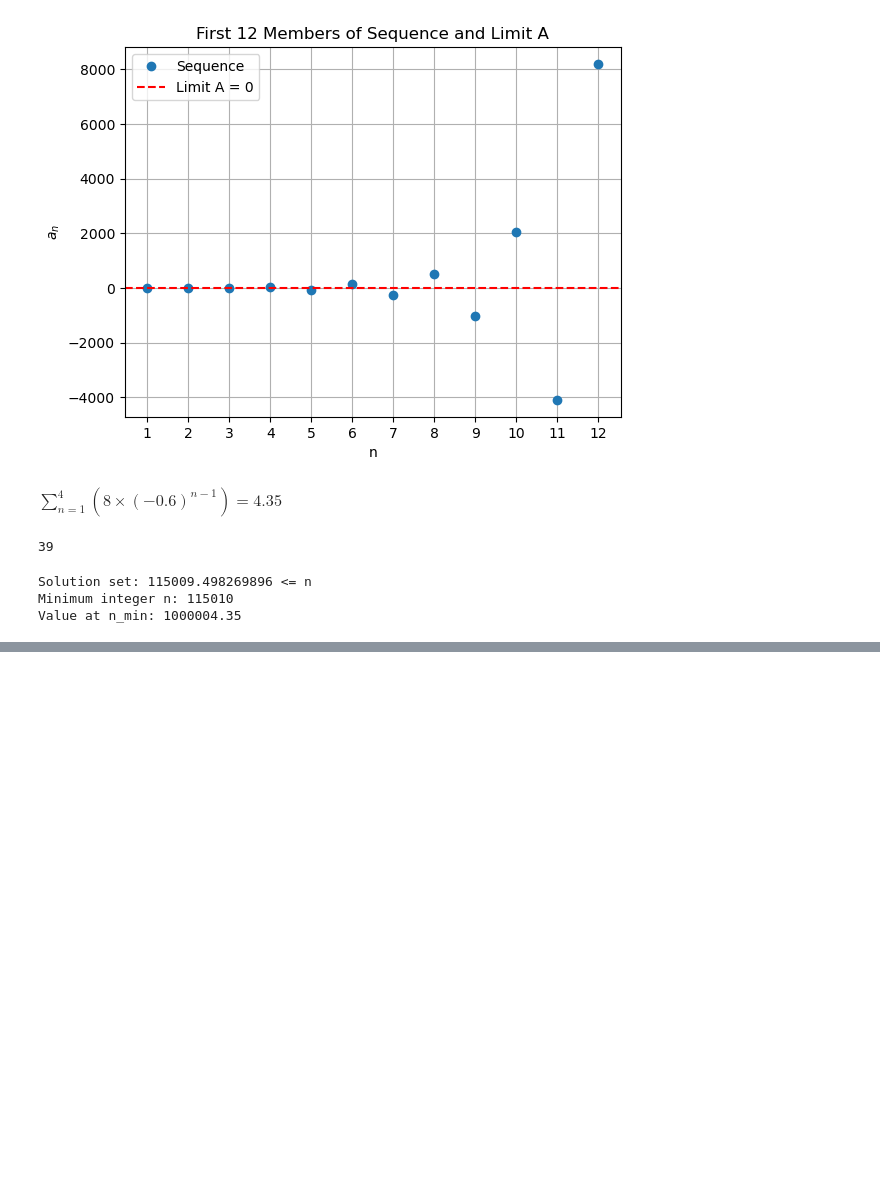
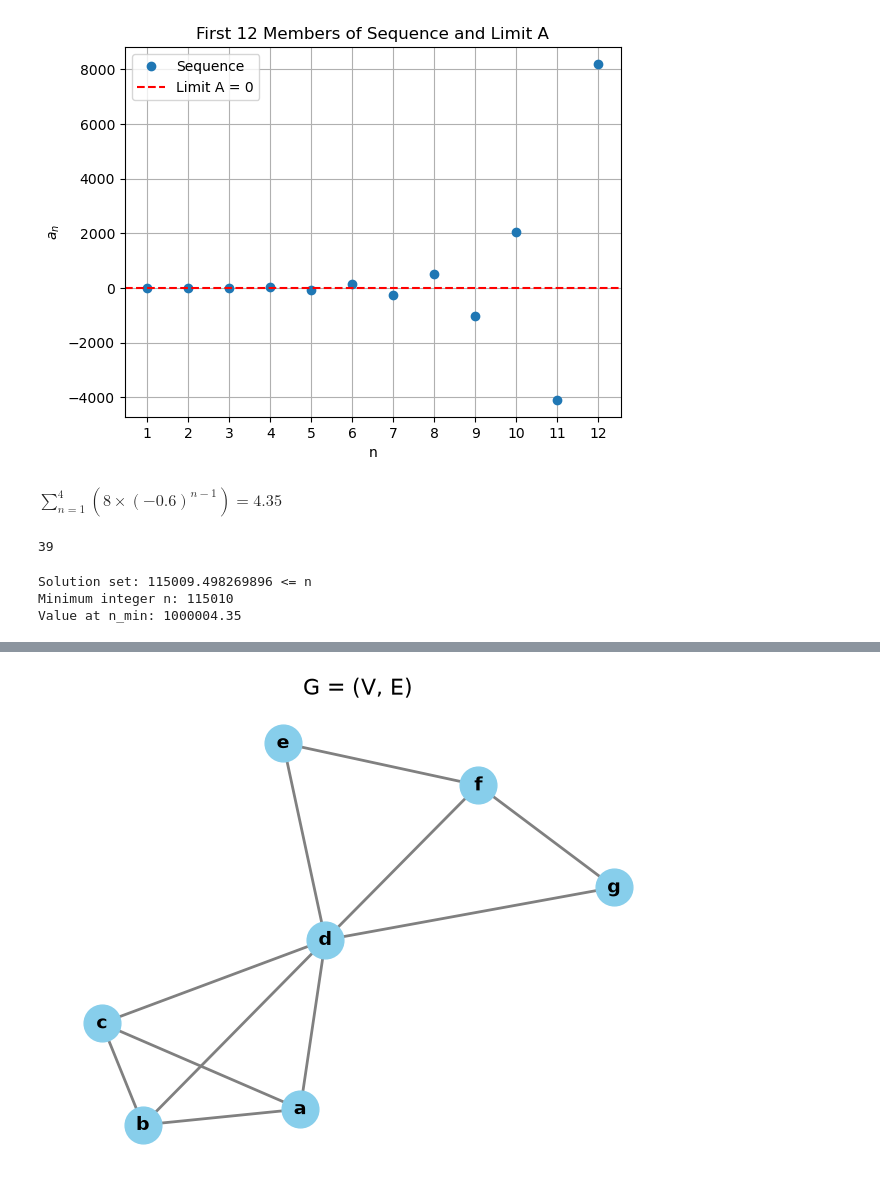
Before and after one commit to khiem-nguyen-ict/applied-mathematics, a Jupyter notebook: Maths.ipynb, the cells around one changed output, grey strips where cells are left out. Drawn from its saved outputs; the diff is of its cells as text; code cells hidden in the pictures; blank space fills up the shorter version.

```diff
--- a/Maths.ipynb
+++ b/Maths.ipynb
@@ -116,0 +172,32 @@ Value at n_min: 1000004.35
+# %%
+import matplotlib.pyplot as plt
+import networkx as nx
+
+G = nx.Graph()
+
+nodes = ['a', 'b', 'c', 'd', 'e', 'f', 'g']
+G.add_nodes_from(nodes)
+
+edges = [
+    ('a', 'b'), ('a', 'c'), ('a', 'd'),
+    ('b', 'c'), ('b', 'd'),
+    ('c', 'd'),
+    ('d', 'e'), ('d', 'f'), ('d', 'g'),
+    ('e', 'f'),
+    ('f', 'g')
+]
+G.add_edges_from(edges)
+
+plt.figure(figsize=(8, 6))
+
+pos = nx.spring_layout(G, seed=42)
+
+nx.draw_networkx_nodes(G, pos, node_color='skyblue', node_size=700)
+nx.draw_networkx_edges(G, pos, edge_color='gray', width=2)
+nx.draw_networkx_labels(G, pos, font_size=14, font_weight='bold')
+
+plt.title("G = (V, E)", fontsize=16)
+plt.axis('off')
+plt.show()
+# %% [output]
+[figure, added]
```
Also changed, not shown: parts of 7 cells of this notebook.
